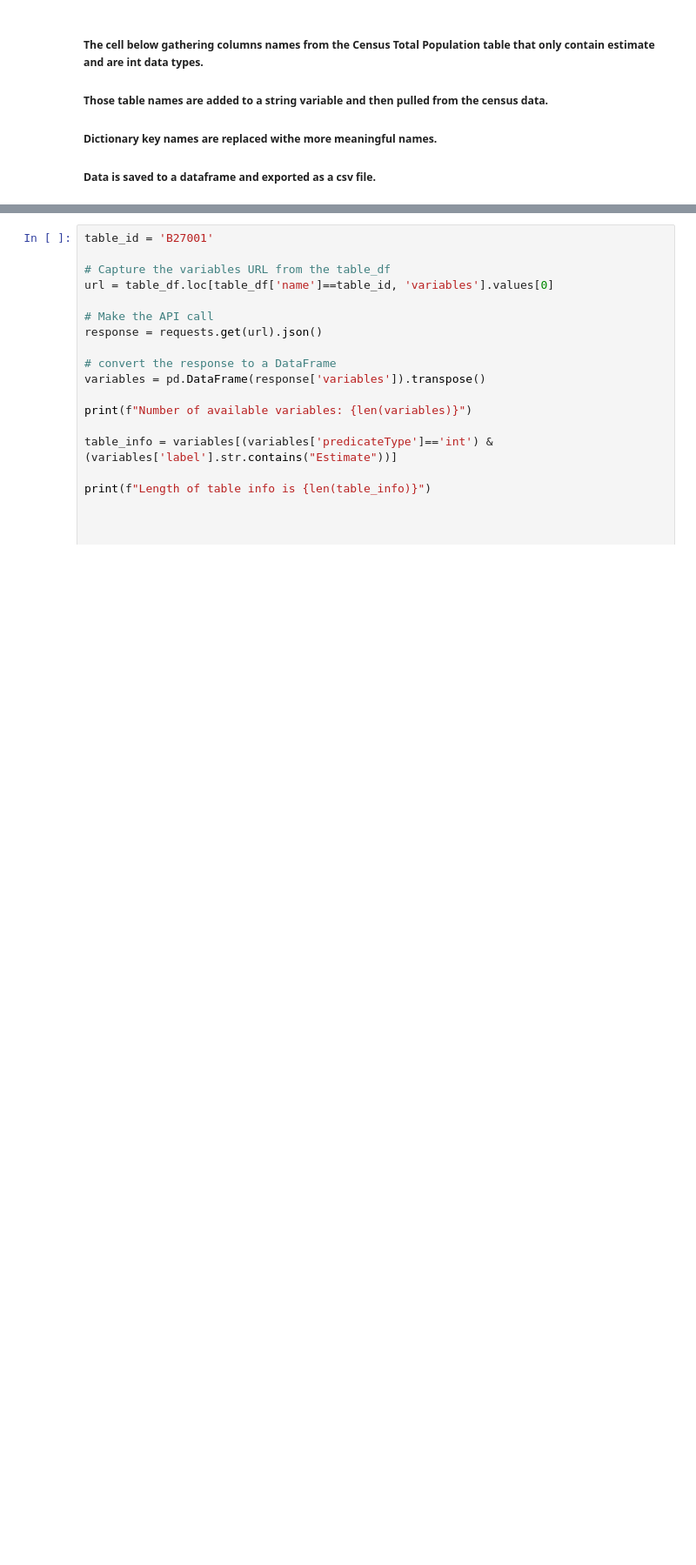
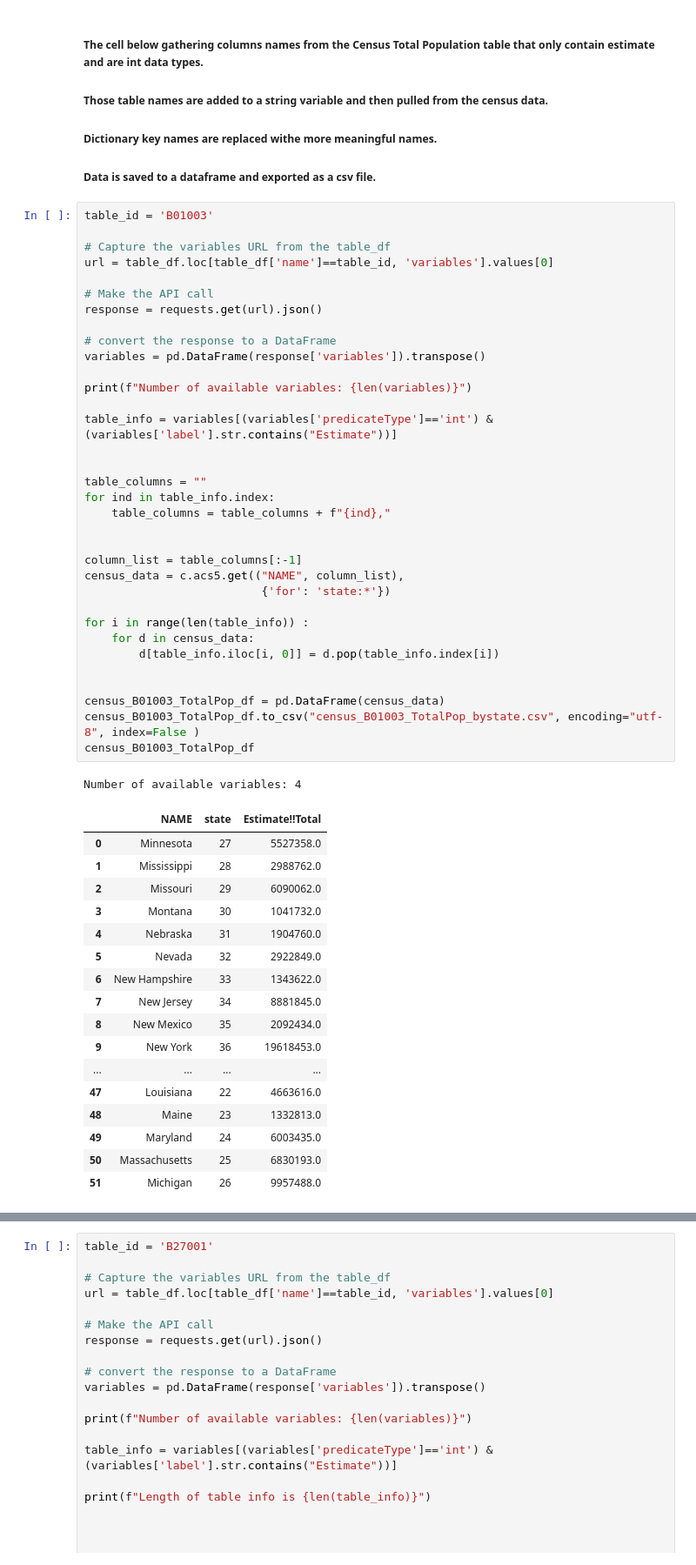
Before and after one commit to havyjavy/Healthcare-and-Covid-19, a Jupyter notebook: CensusData/Census_HealthInsByStateByAge.ipynb, the cells around one changed output, grey strips where cells are left out. Shown at 87% size. Saved outputs shown, nothing was run; the diff lists cells and outputs as text; blank space fills up the shorter version.

```diff
--- a/CensusData/Census_HealthInsByStateByAge.ipynb
+++ b/CensusData/Census_HealthInsByStateByAge.ipynb
@@ -31,3 +31,56 @@ table_df = pd.DataFrame(tables)
 ##### Those table names are added to a string variable and then pulled from the census data.
 ##### Dictionary key names are replaced withe more meaningful names.
 ##### Data is saved to a dataframe and exported as a csv file.
+# %%
+table_id = 'B01003'
+
+# Capture the variables URL from the table_df
+url = table_df.loc[table_df['name']==table_id, 'variables'].values[0]
+
+# Make the API call
+response = requests.get(url).json()
+
+# convert the response to a DataFrame
+variables = pd.DataFrame(response['variables']).transpose()
+
+print(f"Number of available variables: {len(variables)}")
+
+table_info = variables[(variables['predicateType']=='int') & (variables['label'].str.contains("Estimate"))]
+
+
+table_columns = ""
+for ind in table_info.index:
+    table_columns = table_columns + f"{ind},"
+
+
+column_list = table_columns[:-1]
+census_data = c.acs5.get(("NAME", column_list),
+                          {'for': 'state:*'})
+
+for i in range(len(table_info)) :
+    for d in census_data:
+        d[table_info.iloc[i, 0]] = d.pop(table_info.index[i])
+
+
+census_B01003_TotalPop_df = pd.DataFrame(census_data)
+census_B01003_TotalPop_df.to_csv("census_B01003_TotalPop_bystate.csv", encoding="utf-8", index=False )
+census_B01003_TotalPop_df
+# %% [output]
+Number of available variables: 4
+|  | NAME | state | Estimate!!Total |
+| 0 | Minnesota | 27 | 5527358.0 |
+| 1 | Mississippi | 28 | 2988762.0 |
+| 2 | Missouri | 29 | 6090062.0 |
+| 3 | Montana | 30 | 1041732.0 |
+| 4 | Nebraska | 31 | 1904760.0 |
+| 5 | Nevada | 32 | 2922849.0 |
+| 6 | New Hampshire | 33 | 1343622.0 |
+| 7 | New Jersey | 34 | 8881845.0 |
+| 8 | New Mexico | 35 | 2092434.0 |
+| 9 | New York | 36 | 19618453.0 |
+| ... | ... | ... | ... |
+| 47 | Louisiana | 22 | 4663616.0 |
+| 48 | Maine | 23 | 1332813.0 |
+| 49 | Maryland | 24 | 6003435.0 |
+| 50 | Massachusetts | 25 | 6830193.0 |
+| 51 | Michigan | 26 | 9957488.0 |
```
Also changed, not shown: parts of 5 cells of this notebook, 2 other files.
